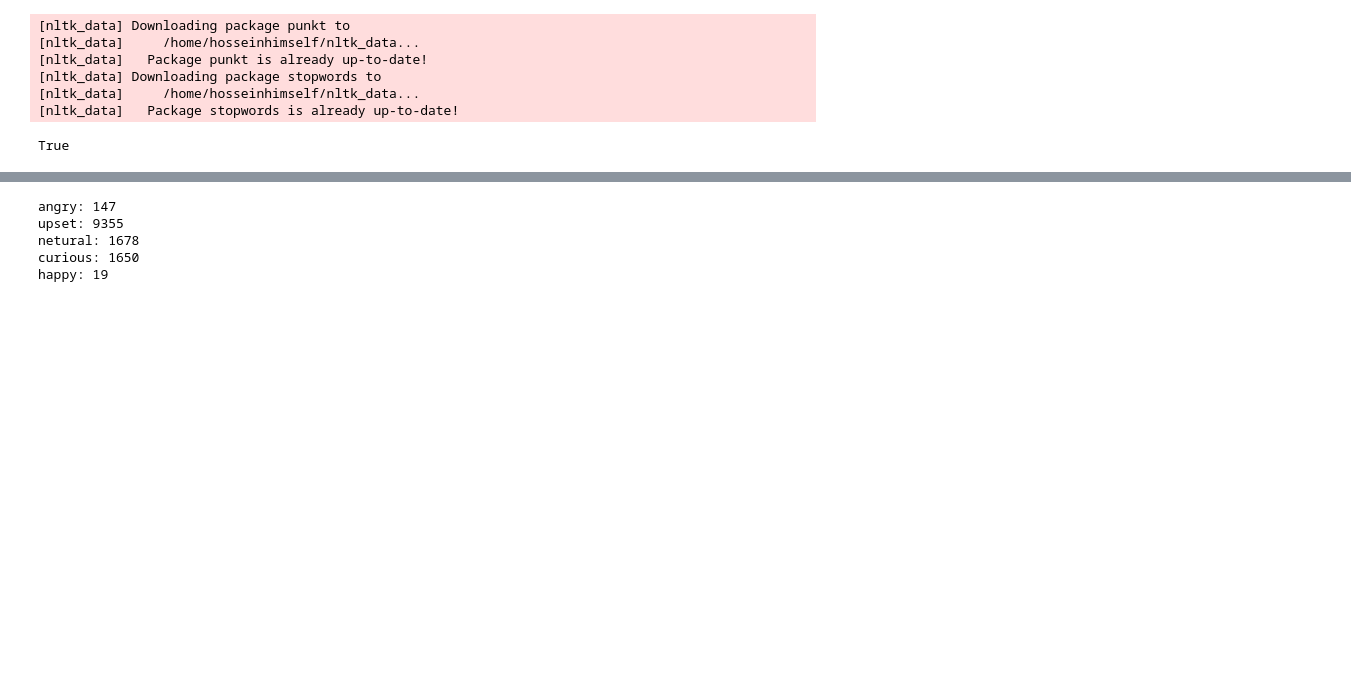
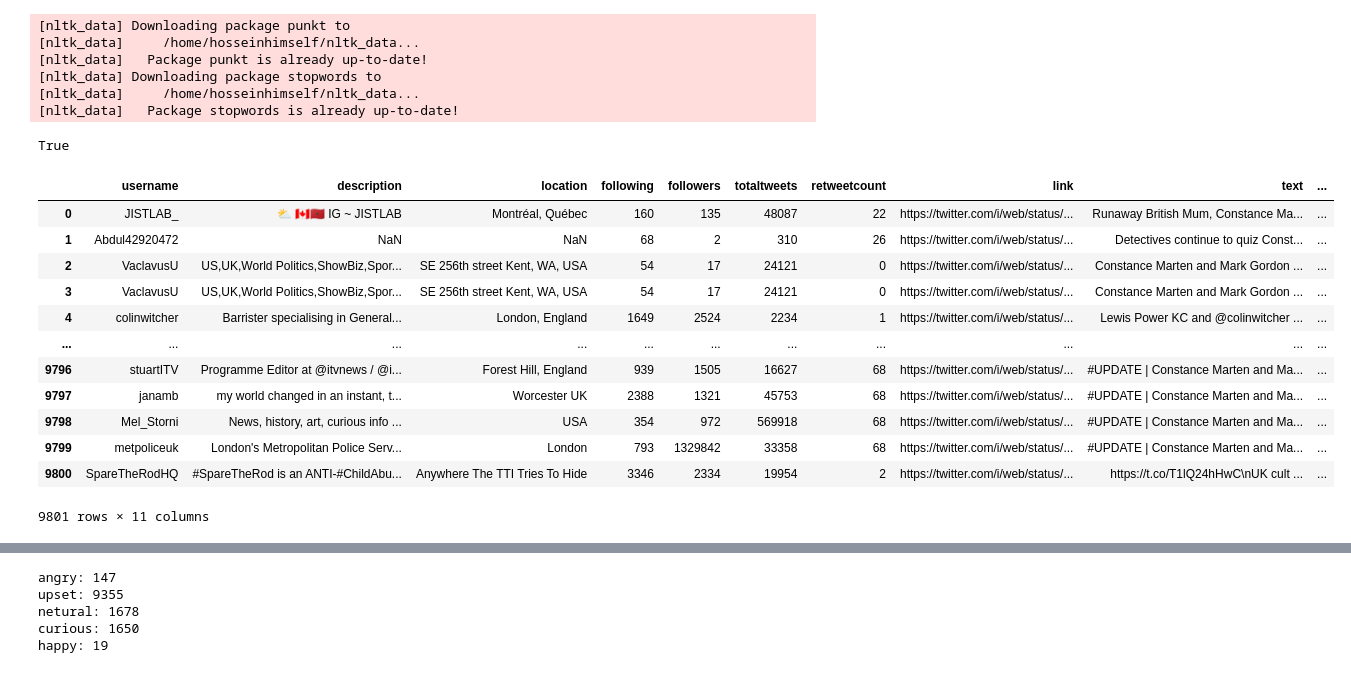
Before and after one commit to hosseinhimself/Missing-Baby, a Jupyter notebook: sentiment-Analysis.ipynb, the cells around one changed output, grey strips where cells are left out. Saved outputs shown, nothing was run; the diff lists cells and outputs as text; code cells hidden in the pictures; blank space fills up the shorter version.

```diff
--- a/sentiment-Analysis.ipynb
+++ b/sentiment-Analysis.ipynb
@@ -46,0 +48,17 @@ tweets = data['text']
+# %%
+d2 = d2.drop(columns = ['Unnamed: 12','Unnamed: 0','Unnamed: 13','Unnamed: 14','Unnamed: 15','Unnamed: 16','Unnamed: 17','Unnamed: 18'])
+d2
+# %% [output]
+|  | username | description | location | following | followers | totaltweets | retweetcount | link | text | ... |
+| 0 | JISTLAB_ | ⛅️ 🇨🇦🇲🇦 IG ~ JISTLAB | Montréal, Québec | 160 | 135 | 48087 | 22 | https://twitter.com/i/web/status/... | Runaway British Mum, Constance Ma... | ... |
+| 1 | Abdul42920472 | NaN | NaN | 68 | 2 | 310 | 26 | https://twitter.com/i/web/status/... | Detectives continue to quiz Const... | ... |
+| 2 | VaclavusU | US,UK,World Politics,ShowBiz,Spor... | SE 256th street Kent, WA, USA | 54 | 17 | 24121 | 0 | https://twitter.com/i/web/status/... | Constance Marten and Mark Gordon ... | ... |
+| 3 | VaclavusU | US,UK,World Politics,ShowBiz,Spor... | SE 256th street Kent, WA, USA | 54 | 17 | 24121 | 0 | https://twitter.com/i/web/status/... | Constance Marten and Mark Gordon ... | ... |
+| 4 | colinwitcher | Barrister specialising in General... | London, England | 1649 | 2524 | 2234 | 1 | https://twitter.com/i/web/status/... | Lewis Power KC and @colinwitcher ... | ... |
+| ... | ... | ... | ... | ... | ... | ... | ... | ... | ... | ... |
+| 9796 | stuartITV | Programme Editor at @itvnews / @i... | Forest Hill, England | 939 | 1505 | 16627 | 68 | https://twitter.com/i/web/status/... | #UPDATE | Constance Marten and Ma... | ... |
+| 9797 | janamb | my world changed in an instant, t... | Worcester UK | 2388 | 1321 | 45753 | 68 | https://twitter.com/i/web/status/... | #UPDATE | Constance Marten and Ma... | ... |
+| 9798 | Mel_Storni | News, history, art, curious info ... | USA | 354 | 972 | 569918 | 68 | https://twitter.com/i/web/status/... | #UPDATE | Constance Marten and Ma... | ... |
+| 9799 | metpoliceuk | London's Metropolitan Police Serv... | London | 793 | 1329842 | 33358 | 68 | https://twitter.com/i/web/status/... | #UPDATE | Constance Marten and Ma... | ... |
+| 9800 | SpareTheRodHQ | #SpareTheRod is an ANTI-#ChildAbu... | Anywhere The TTI Tries To Hide | 3346 | 2334 | 19954 | 2 | https://twitter.com/i/web/status/... | https://t.co/T1lQ24hHwC\nUK cult ... | ... |
+9801 rows × 11 columns
```
Also changed, not shown: parts of 12 cells of this notebook, 11 other files.
